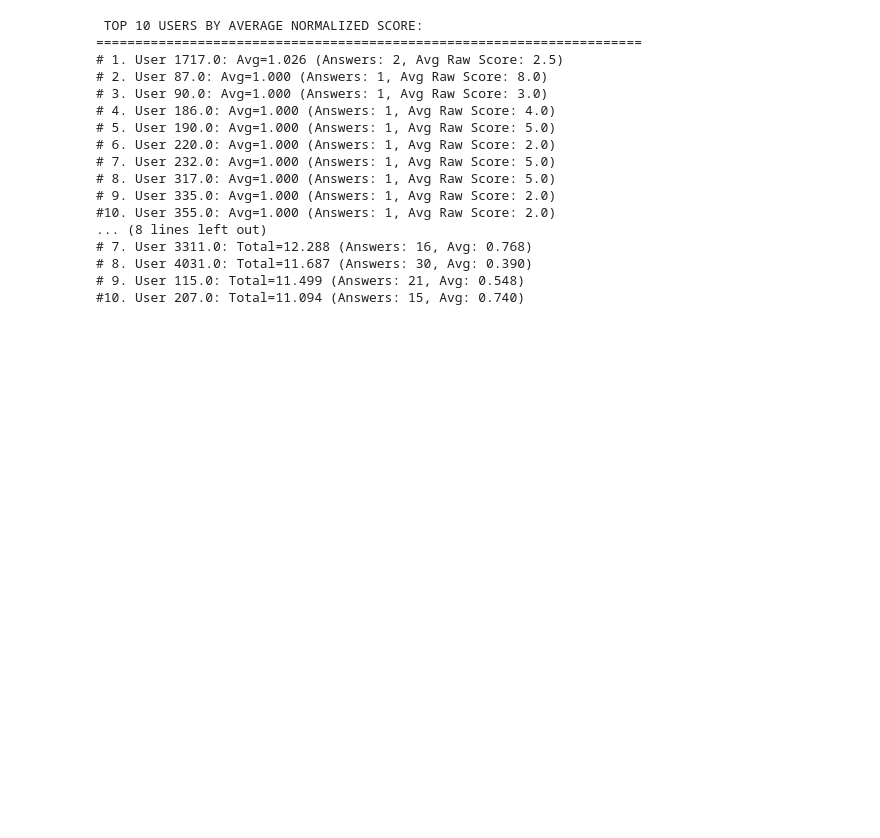
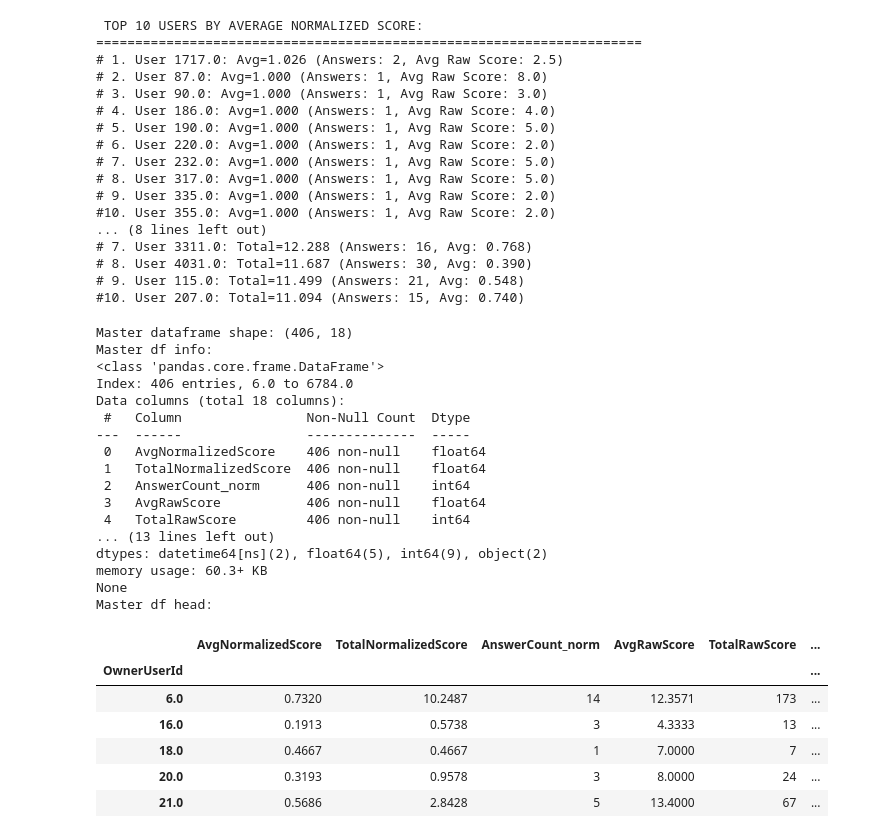
Before and after one commit to Calebagoha123/group4_fsstds, a Jupyter notebook: fsds25_ex_wk01d02.ipynb, the cells around one changed output. Drawn from its saved outputs; the diff is of its cells as text; code cells hidden in the pictures; blank space fills up the shorter version.

Commit message:
master dataframe created with calculated metrics from kiki and howard. merged in columns from badges and user for descriptive analysis by michi and celikhan

```diff
--- a/fsds25_ex_wk01d02.ipynb
+++ b/fsds25_ex_wk01d02.ipynb
@@ -258,3 +259,54 @@ normalized_score = answers.groupby('OwnerUserId', dropna=True).apply(lambda x: (
 
 ### Total Answer Volume
 answer_volume = answers.groupby('OwnerUserId', dropna=True).size().rename('TotalAnswerVolume').reset_index()
+# %%
+# Create master user-level DataFrame by merging computed metrics, badges and user profile data
+# Merge user_metrics (which has OwnerUserId) with normalized_score and answer_volume
+master_df = user_metrics.merge(normalized_score, on='OwnerUserId', how='left')
+master_df = master_df.merge(answer_volume, on='OwnerUserId', how='left')
+
+# Merge bages to master dataframe
+master_df = master_df.merge(badges_by_user, left_on='OwnerUserId', right_on="UserId", how='left')
+
+# Merge basic user profile information from users (Id -> OwnerUserId)
+users_profile = users.copy()
+
+# Choose a subset of useful columns to bring in to avoid huge DataFrame
+profile_cols = [c for c in ['Id','DisplayName','Reputation','CreationDate','LastAccessDate','Views','UpVotes','DownVotes']]
+users_profile = users_profile[profile_cols] if len(profile_cols) > 0 else users_profile
+master_df = master_df.merge(users_profile, left_on='OwnerUserId', right_on="Id", how='left')
+
+# Set OwnerUserId as index and sort by TotalNormalizedScore desc
+master_df = master_df.set_index('OwnerUserId')
+
+# Show summary
+print('Master dataframe shape:', master_df.shape)
+print('Master df info:')
+print(master_df.info())
+print('Master df head:')
+display(master_df.head())
+# %% [output]
+Master dataframe shape: (406, 18)
+Master df info:
+<class 'pandas.core.frame.DataFrame'>
+Index: 406 entries, 6.0 to 6784.0
+Data columns (total 18 columns):
+ #   Column                Non-Null Count  Dtype
+---  ------                --------------  -----
+ 0   AvgNormalizedScore    406 non-null    float64
+ 1   TotalNormalizedScore  406 non-null    float64
+ 2   AnswerCount_norm      406 non-null    int64
+ 3   AvgRawScore           406 non-null    float64
+ 4   TotalRawScore         406 non-null    int64
+... (13 lines left out)
+dtypes: datetime64[ns](2), float64(5), int64(9), object(2)
+memory usage: 60.3+ KB
+None
+Master df head:
+|  | AvgNormalizedScore | TotalNormalizedScore | AnswerCount_norm | AvgRawScore | TotalRawScore | ... |
+| OwnerUserId |  |  |  |  |  | ... |
+| 6.0 | 0.7320 | 10.2487 | 14 | 12.3571 | 173 | ... |
+| 16.0 | 0.1913 | 0.5738 | 3 | 4.3333 | 13 | ... |
+| 18.0 | 0.4667 | 0.4667 | 1 | 7.0000 | 7 | ... |
+| 20.0 | 0.3193 | 0.9578 | 3 | 8.0000 | 24 | ... |
+| 21.0 | 0.5686 | 2.8428 | 5 | 13.4000 | 67 | ... |
```
Also changed, not shown: parts of 3 cells of this notebook, 1 other file.
